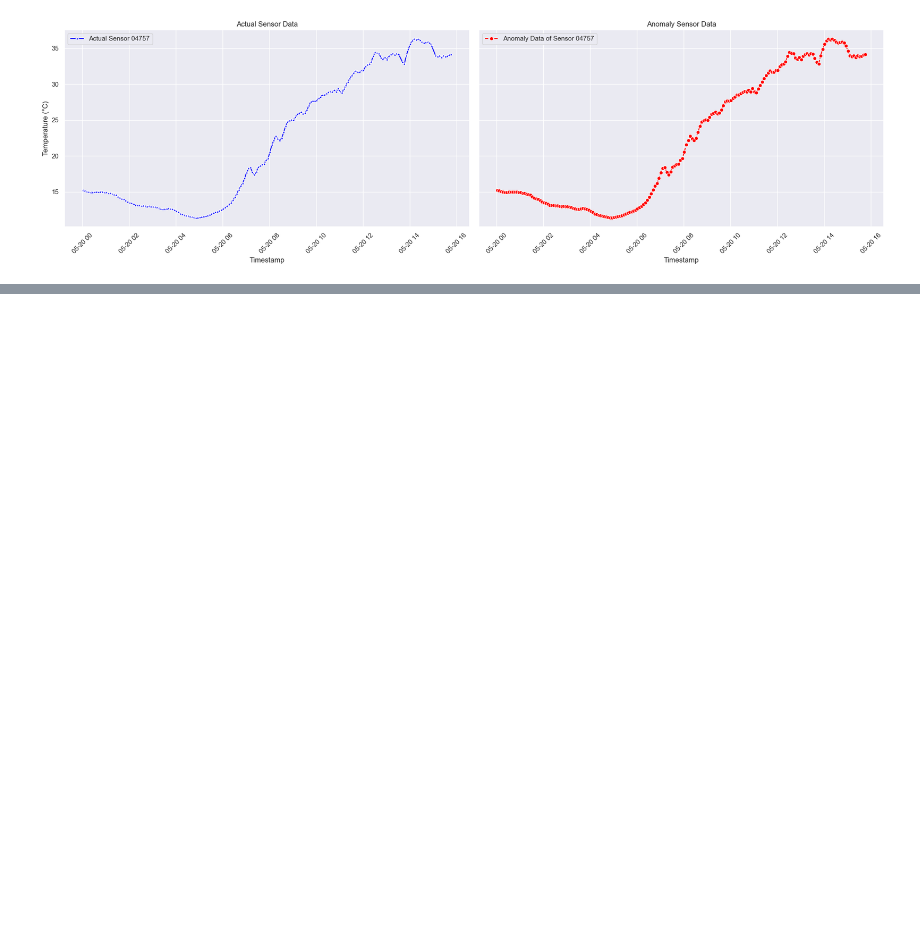
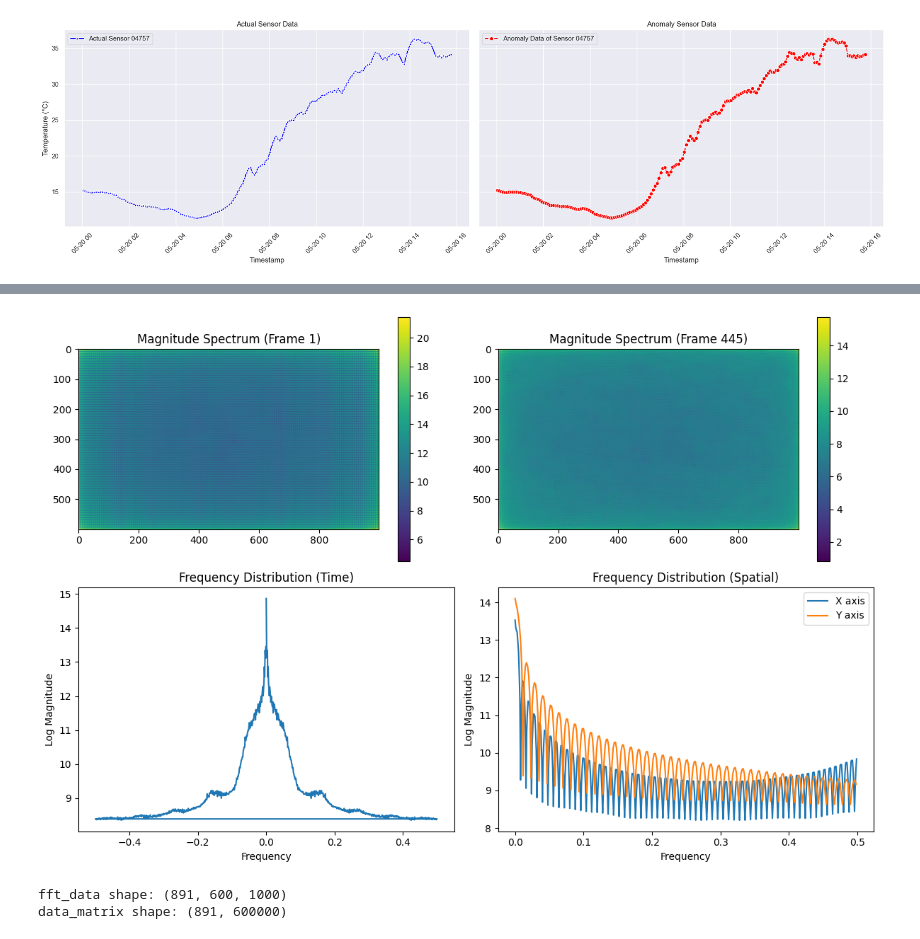
Before and after one commit to surya-9556/Optimizing-Sensor-Placement, a Jupyter notebook: final_project.ipynb, the cells around one changed output, grey strips where cells are left out. Saved outputs shown, nothing was run; the diff lists cells and outputs as text; code cells hidden in the pictures; blank space fills up the shorter version.

Commit message:
Pushing the Final steps of the project

```diff
--- a/final_project.ipynb
+++ b/final_project.ipynb
@@ -14,6 +19,7 @@ from main import OptimizingPlacement
 # %%
 placement = OptimizingPlacement()
 anomaly_detection = anoamly_detection.AnomalyDetection()
+nyquist_throrm = Shannon_nyquist_throrm.NyquistTheorem()
 # %%
 file_name = os.getenv('file_name')
 sensor_data = os.getenv("folder_name")
@@ -317,0 +345,4 @@ plt.show()
+# %%
+frame_count, width, height = nyquist_throrm.get_video_info(video_file_path)
+video_data = nyquist_throrm.read_video_file(video_file_path)
+results_step_1 = nyquist_throrm.reading_video(frame_count, width, height, video_data)
@@ -317,0 +427,32 @@ plt.show()
+# %%
+plt.figure(figsize=(12, 8))
+
+plt.subplot(2, 2, 1)
+plt.imshow(np.log1p(results_step_1['magnitude_spectrum'][1]), cmap='viridis')
+plt.title("Magnitude Spectrum (Frame 1)")
+plt.colorbar()
+
+middle_frame = frame_count // 2
+plt.subplot(2, 2, 2)
+plt.imshow(np.log1p(results_step_1['magnitude_spectrum'][middle_frame]), cmap='viridis')
+plt.title(f"Magnitude Spectrum (Frame {middle_frame})")
+plt.colorbar()
+
+plt.subplot(2, 2, 3)
+plt.plot(results_step_1['frequencies_time'], np.log1p(np.mean(results_step_1['magnitude_spectrum'], axis=(1, 2))))
+plt.title("Frequency Distribution (Time)")
+plt.xlabel("Frequency")
+plt.ylabel("Log Magnitude")
+
+plt.subplot(2, 2, 4)
+plt.plot(results_step_1['frequencies_x'][:width//2], np.log1p(np.mean(results_step_1['magnitude_spectrum'], axis=(0, 2))[:width//2]), label='X axis')
+plt.plot(results_step_1['frequencies_y'][:height//2], np.log1p(np.mean(results_step_1['magnitude_spectrum'], axis=(0, 1))[:height//2]), label='Y axis')
+plt.title("Frequency Distribution (Spatial)")
+plt.xlabel("Frequency")
+plt.ylabel("Log Magnitude")
+plt.legend()
+
+plt.tight_layout()
+plt.show()
+# %% [output]
+[figure, added]
@@ -317,0 +469,11 @@ plt.show()
+# %%
+# Check the shape of fft_data
+print(f"fft_data shape: {fft_data.shape}")
+
+data_matrix = np.reshape(fft_data, (fft_data.shape[0], -1))
+
+# Verify the reshaped data matrix
+print(f"data_matrix shape: {data_matrix.shape}")
+# %% [output]
+fft_data shape: (891, 600, 1000)
+data_matrix shape: (891, 600000)
```
Also changed, not shown: parts of 52 cells of this notebook, 8 other files.
